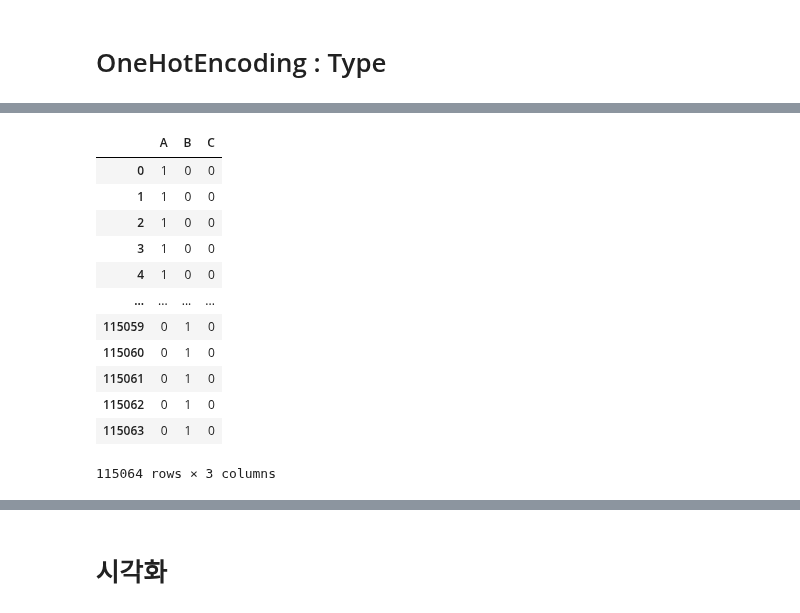
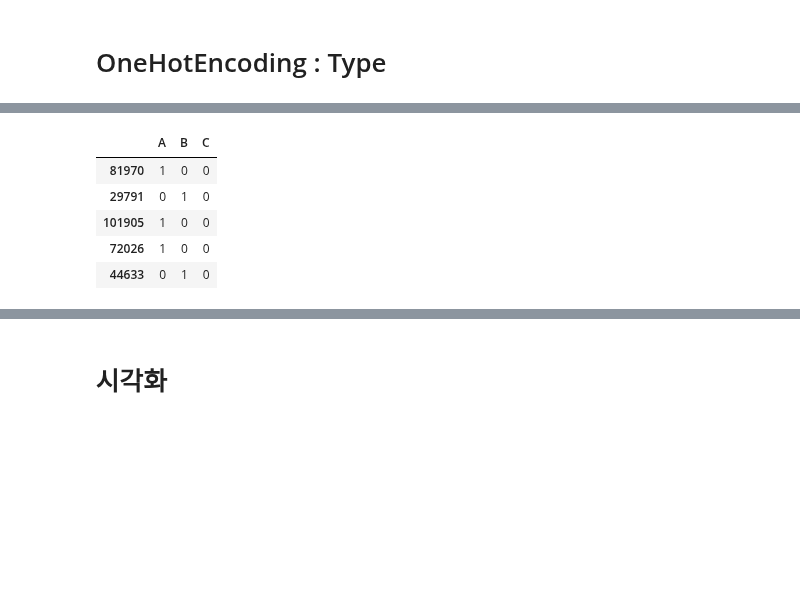
Before and after one commit to wumusill/AI_School, a Jupyter notebook: Project/MiniP4/walmart.ipynb, the cells around one changed output, grey strips where cells are left out. Saved outputs shown, nothing was run; the diff lists cells and outputs as text; code cells hidden in the pictures; blank space fills up the shorter version.

```diff
--- a/Project/MiniP4/walmart.ipynb
+++ b/Project/MiniP4/walmart.ipynb
@@ -409,20 +402,13 @@ train_type_ohe
 # %%
 test_type_ohe = pd.get_dummies(test["Type"])
-test_type_ohe
+test_type_ohe.sample(5)
 # %% [output]
 |  | A | B | C |
-| 0 | 1 | 0 | 0 |
-| 1 | 1 | 0 | 0 |
-| 2 | 1 | 0 | 0 |
-| 3 | 1 | 0 | 0 |
-| 4 | 1 | 0 | 0 |
-| ... | ... | ... | ... |
-| 115059 | 0 | 1 | 0 |
-| 115060 | 0 | 1 | 0 |
-| 115061 | 0 | 1 | 0 |
-| 115062 | 0 | 1 | 0 |
-| 115063 | 0 | 1 | 0 |
+| 81970 | 1 | 0 | 0 |
+| 29791 | 0 | 1 | 0 |
+| 101905 | 1 | 0 | 0 |
+| 72026 | 1 | 0 | 0 |
+| 44633 | 0 | 1 | 0 |
-115064 rows × 3 columns
 # %%
 train = pd.concat([train, train_type_ohe], axis=1)
 # %%
```
Also changed, not shown: parts of 42 cells of this notebook, 4 other files.
